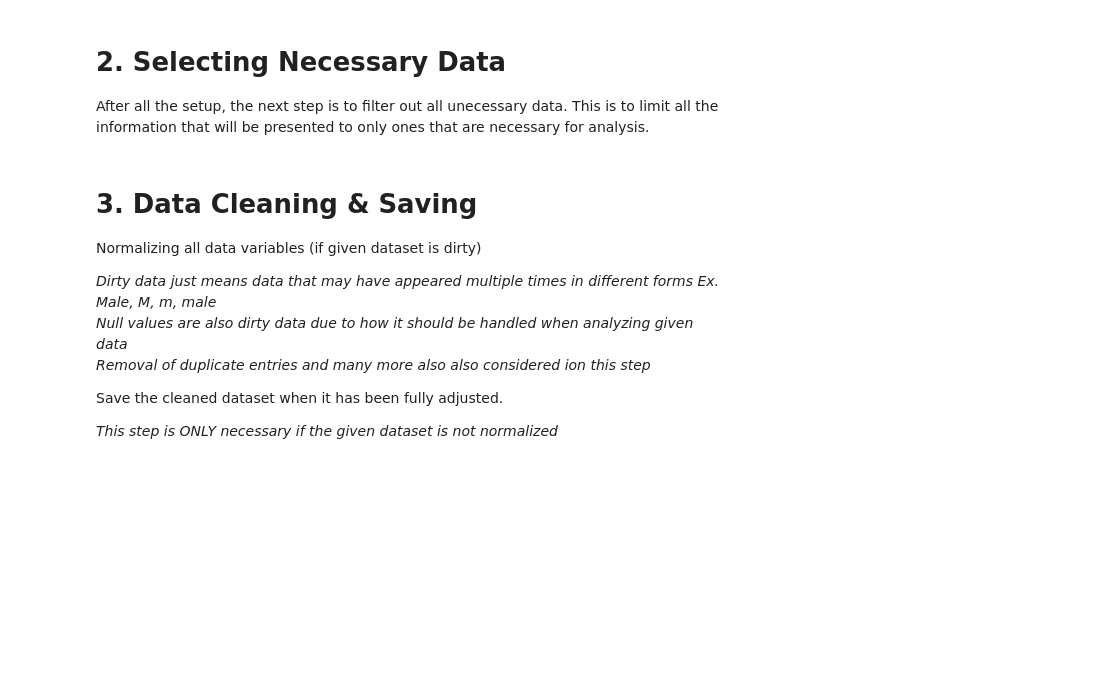
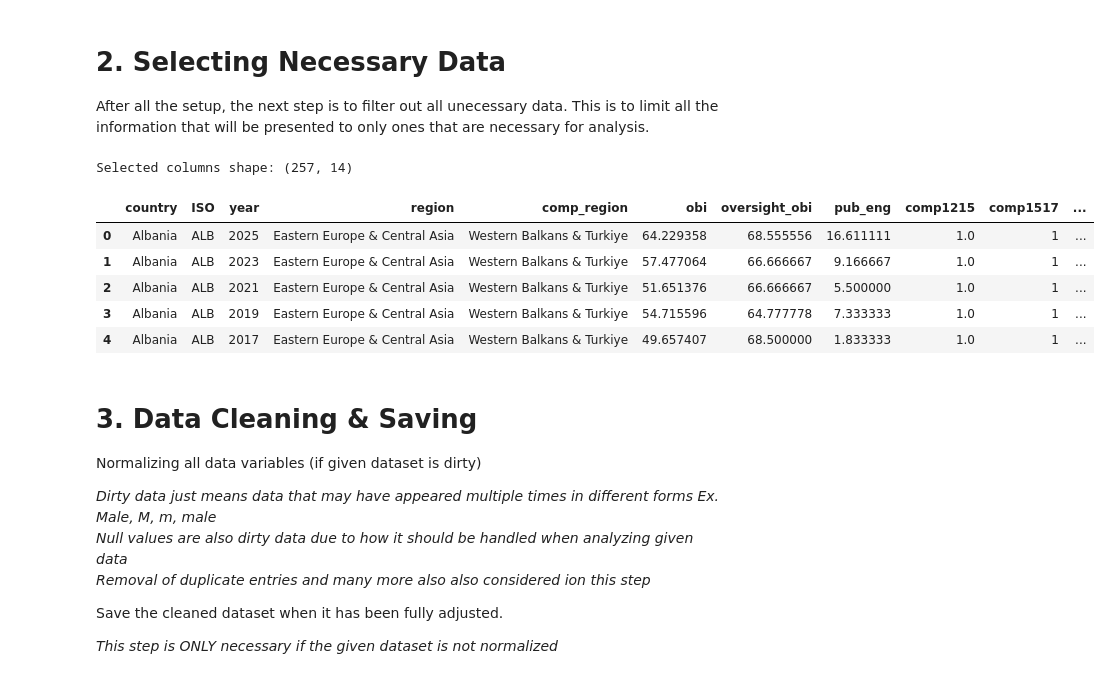
Before and after one commit to miguelvilan/DATAMIN-Finals, a Jupyter notebook: Notebook.ipynb, the cells around one changed output. Saved outputs shown, nothing was run; the diff lists cells and outputs as text; code cells hidden in the pictures; blank space fills up the shorter version.

Commit message:
data analysis init

```diff
--- a/Notebook.ipynb
+++ b/Notebook.ipynb
@@ -62,6 +89,41 @@ Length: 240, dtype: int64
 # %% [markdown]
 # 2. Selecting Necessary Data
 After all the setup, the next step is to filter out all unecessary data. This is to limit all the information that will be presented to only ones that are necessary for analysis.
+# %%
+# Select only the columns needed for analysis
+# Keeping identifiers, core scores, and comparability flags
+
+selected_columns = [
+    'country',           # Country name
+    'ISO',               # Country code
+    'year',              # Survey year
+    'region',            # Broad region
+    'comp_region',       # Detailed region
+    'obi',               # Transparency score (0-100)
+    'oversight_obi',     # Oversight score (0-100)
+    'pub_eng',           # Public participation score (0-100)
+    'comp1215',          # Comparability from 2012 onward
+    'comp1517',          # Comparability from 2015 onward
+    'comp1719',          # Comparability from 2017 onward
+    'comp1921',          # Comparability from 2019 onward
+    'comp2123',          # Comparability from 2021 onward
+    'comp2325'           # Comparability from 2023 onward
+]
+
+# Create a new dataframe with only the selected columns
+df_selected = df[selected_columns].copy()
+
+# Display first few rows to verify
+print("Selected columns shape:", df_selected.shape)
+display(df_selected.head())
+# %% [output]
+Selected columns shape: (257, 14)
+|  | country | ISO | year | region | comp_region | obi | oversight_obi | pub_eng | comp1215 | comp1517 | ... |
+| 0 | Albania | ALB | 2025 | Eastern Europe & Central Asia | Western Balkans & Turkiye | 64.229358 | 68.555556 | 16.611111 | 1.0 | 1 | ... |
+| 1 | Albania | ALB | 2023 | Eastern Europe & Central Asia | Western Balkans & Turkiye | 57.477064 | 66.666667 | 9.166667 | 1.0 | 1 | ... |
+| 2 | Albania | ALB | 2021 | Eastern Europe & Central Asia | Western Balkans & Turkiye | 51.651376 | 66.666667 | 5.500000 | 1.0 | 1 | ... |
+| 3 | Albania | ALB | 2019 | Eastern Europe & Central Asia | Western Balkans & Turkiye | 54.715596 | 64.777778 | 7.333333 | 1.0 | 1 | ... |
+| 4 | Albania | ALB | 2017 | Eastern Europe & Central Asia | Western Balkans & Turkiye | 49.657407 | 68.500000 | 1.833333 | 1.0 | 1 | ... |
 # %% [markdown]
 # 3. Data Cleaning & Saving
 Normalizing all data variables (if given dataset is dirty)
```
Also changed, not shown: parts of 4 cells of this notebook, 1 other file.
